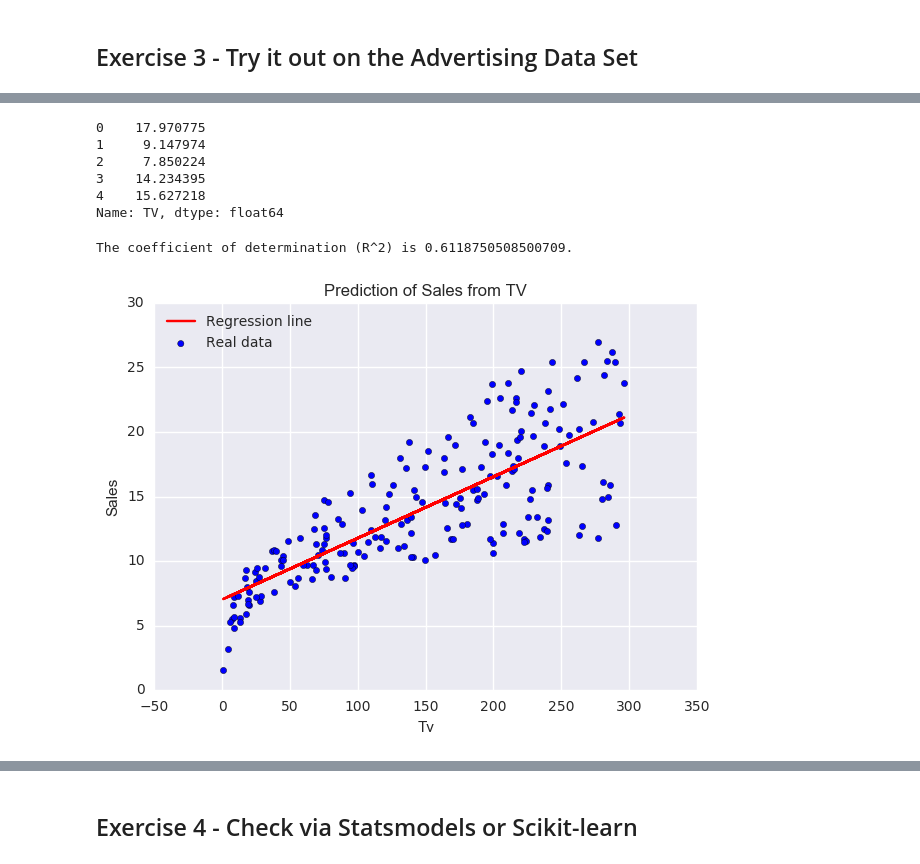
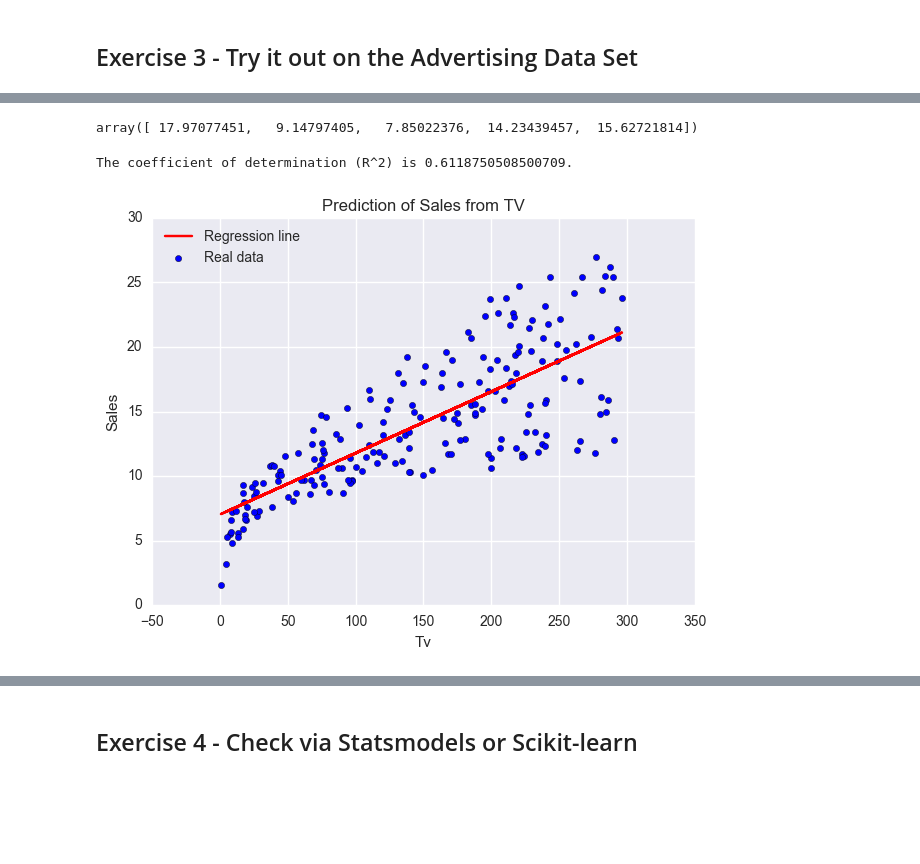
Before and after one commit to adrij/K2_curriculum, a Jupyter notebook: Unit11/Simple_LR_Algo_Exercises.ipynb, the cells around one changed output, grey strips where cells are left out. Drawn from its saved outputs; the diff is of its cells as text; code cells hidden in the pictures; blank space fills up the shorter version.

```diff
--- a/Unit11/Simple_LR_Algo_Exercises.ipynb
+++ b/Unit11/Simple_LR_Algo_Exercises.ipynb
@@ -53,8 +53,10 @@ df.corr()
 | Radio | -0.110680 | 0.054809 | 1.000000 | 0.354104 | 0.576223 |
 | Newspaper | -0.154944 | 0.056648 | 0.354104 | 1.000000 | 0.228299 |
 | Sales | -0.051616 | 0.782224 | 0.576223 | 0.228299 | 1.000000 |
+# %%
+X=df.drop('Sales', axis=1)
 # %%
-X=df['TV']
+X_TV=df['TV']
 # %%
 y=df['Sales']
 # %% [markdown]
@@ -121,7 +123,7 @@ class Linear_Regression():
 ## Exercise 3 - Try it out on the Advertising Data Set
 # %%
 lr=Linear_Regression()
-lr.fit( X, y)
+lr.fit( X_TV.values, y.values)
 
 print("The intercept (beta0) of the model is {} and the coefficient (beta1) is {}." .format (lr.intercept_, lr.coef_))
 # %% [output]
@@ -129,11 +131,6 @@ The intercept (beta0) of the model is 7.032593549127698 and the coefficient (bet
 # %%
 #The first 5 predicted values
-lr.predict(X)[:5]
+lr.predict(X_TV.values)[:5]
 # %% [output]
-0    17.970775
-1     9.147974
-2     7.850224
-3    14.234395
-4    15.627218
-Name: TV, dtype: float64
+array([ 17.97077451,   9.14797405,   7.85022376,  14.23439457,  15.62721814])
 # %%
@@ -142,6 +139,6 @@ print("The coefficient of determination (R^2) is {}." .format(lr.score(X,y)))
 The coefficient of determination (R^2) is 0.6118750508500709.
 # %%
 #Plot the TV and Sales values with the regression line.
-lr.plot(X,y)
+lr.plot(X_TV,y)
 # %% [output]
-[figure, old version]
+[figure, new version]
```
Also changed, not shown: parts of 14 cells of this notebook, 1 other file.
